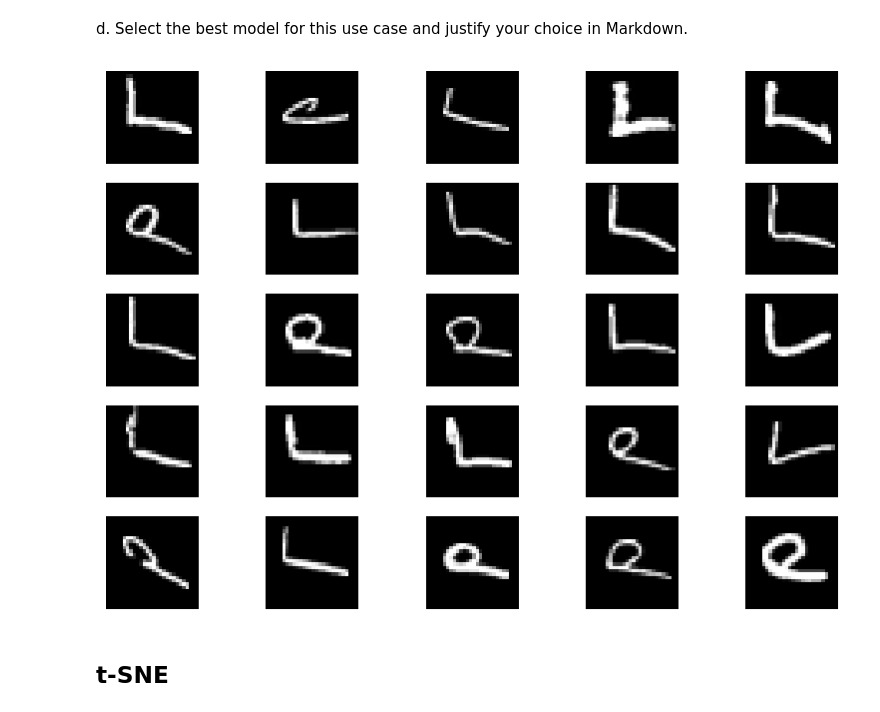
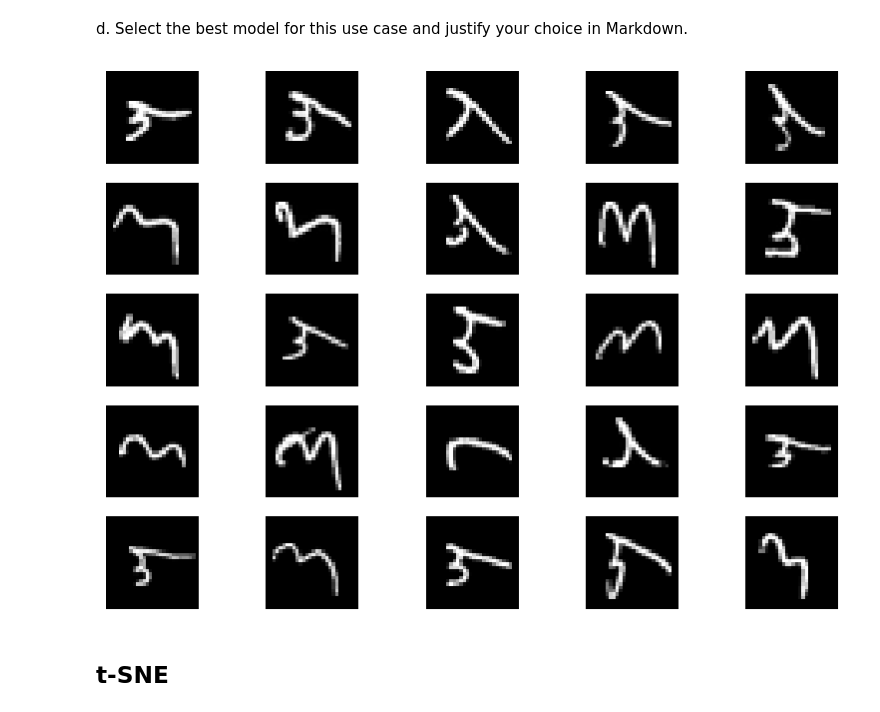
Before and after one commit to Hunteracademic/Unsupervised_assignment_1, a Jupyter notebook: Asg06_Group04_AlexKravtsov_DanielCastiblanco_HunterWard.ipynb, the cells around one changed output. Drawn from its saved outputs; the diff is of its cells as text; code cells hidden in the pictures.

```diff
--- a/Asg06_Group04_AlexKravtsov_DanielCastiblanco_HunterWard.ipynb
+++ b/Asg06_Group04_AlexKravtsov_DanielCastiblanco_HunterWard.ipynb
@@ -211,0 +179,16 @@ plt.show()
+# %%
+pca_data_df = pd.DataFrame(pca_data, columns=[f'PC{i+1}' for i in range(pca_data.shape[1])])
+pca_data_df['Cluster'] = labels
+
+index_list = pd.Series(pca_data_df[pca_data_df['Cluster'] == 5].index)
+selected_images = index_list.sample(25).tolist()
+
+normalized_data = Arabic_array.astype('float32') / 255.0
+normalized_data.reshape(10000, 28, 28)
+
+plt.figure(figsize=(10, 7))
+for i in range(25):
+    plt.subplot(5, 5, i + 1)
+    plt.imshow(normalized_data[selected_images[i]].reshape(28, 28), cmap='gray')
+    plt.axis('off')
+plt.show()
@@ -317,0 +317,25 @@ print(dbscan_df)
+# %%
+ten_cluster_configs = dbscan_df[dbscan_df['n_clusters'] == 10]
+
+for idx, row in ten_cluster_configs.iterrows():
+    # Get parameters
+    e, s = row['eps'], int(row['min_samples'])
+    score = row['silhouette_score']
+
+    # Re-run DBSCAN to get labels for plotting
+    dbscan = DBSCAN(eps=e, min_samples=s)
+    labels = dbscan.fit_predict(pca_data)
+
+    # Count points per cluster (including -1 for noise)
+    unique, counts = np.unique(labels, return_counts=True)
+
+    # Create plot
+    plt.figure(figsize=(10, 5))
+    sns.barplot(x=unique, y=counts, palette='viridis')
+
+    plt.title(f"Cluster Distribution (eps={e}, min_samples={s})")
+    plt.suptitle(f"n_clusters: 10 | Silhouette Score: {score:.4f}", fontsize=10)
+    plt.xlabel("Cluster Label (-1 = Noise)")
+    plt.ylabel("Number of Points")
+    plt.grid(axis='y', linestyle='--', alpha=0.7)
+    plt.show()
@@ -416,20 +474,20 @@ d. Select the best model for this use case and justify your choice in Markdown.
 pca_data_df = pd.DataFrame(pca_data, columns=[f'PC{i+1}' for i in range(pca_data.shape[1])])
 pca_data_df['Cluster'] = labels
 # %%
-index_list = pd.Series(pca_data_df[pca_data_df['Cluster'] == 2].index)
+index_list = pd.Series(pca_data_df[pca_data_df['Cluster'] == 7].index)
 selected_images = index_list.sample(25).tolist()
 
 normalized_data = Arabic_array.astype('float32') / 255.0
 normalized_data.reshape(10000, 28, 28)
 
 plt.figure(figsize=(10, 7))
 for i in range(25):
     plt.subplot(5, 5, i + 1)
     plt.imshow(normalized_data[selected_images[i]].reshape(28, 28), cmap='gray')
     plt.axis('off')
 plt.show()
 # %% [output]
-[figure, old version]
+[figure, new version]
 # %%
 digits_dictionary_agg = {1 : 8,
                         2 : 9,
```
Also changed, not shown: parts of 10 cells of this notebook.
